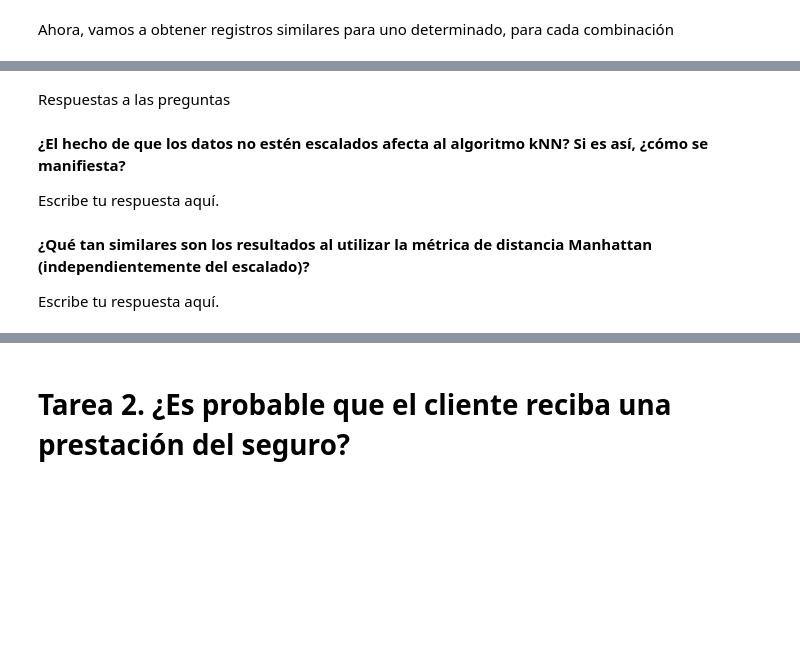
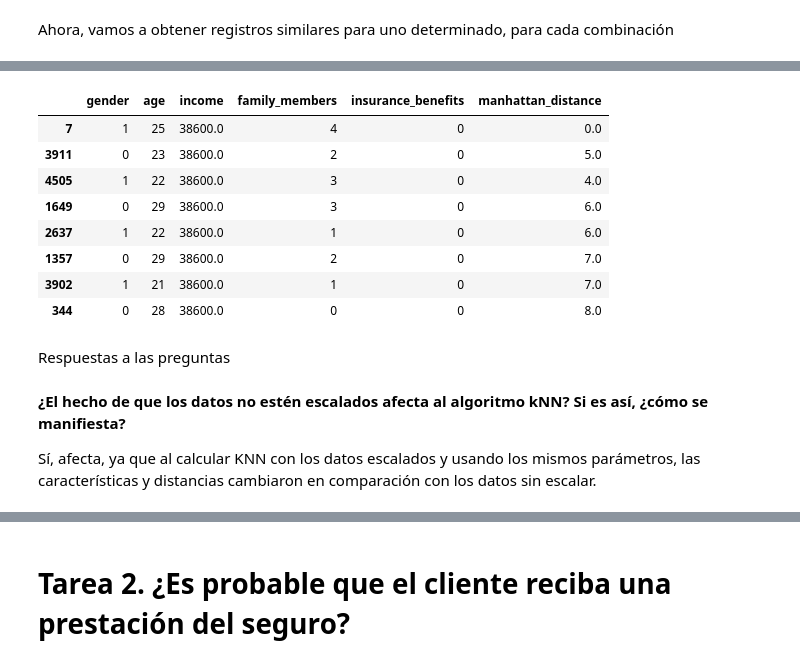
Before and after one commit to Car27VeP/SureTomorrow-ML-Solutions, a Jupyter notebook: p_11.ipynb, the cells around one changed output, grey strips where cells are left out. Drawn from its saved outputs; the diff is of its cells as text; code cells hidden in the pictures; blank space fills up the shorter version.

```diff
--- a/p_11.ipynb
+++ b/p_11.ipynb
@@ -152,10 +263,18 @@ Ahora, vamos a obtener registros similares para uno determinado, para cada combi
+# %%
+get_knn(df,7,8,metric='man')
+# %% [output]
+|  | gender | age | income | family_members | insurance_benefits | manhattan_distance |
+| 7 | 1 | 25 | 38600.0 | 4 | 0 | 0.0 |
+| 3911 | 0 | 23 | 38600.0 | 2 | 0 | 5.0 |
+| 4505 | 1 | 22 | 38600.0 | 3 | 0 | 4.0 |
+| 1649 | 0 | 29 | 38600.0 | 3 | 0 | 6.0 |
+| 2637 | 1 | 22 | 38600.0 | 1 | 0 | 6.0 |
+| 1357 | 0 | 29 | 38600.0 | 2 | 0 | 7.0 |
+| 3902 | 1 | 21 | 38600.0 | 1 | 0 | 7.0 |
+| 344 | 0 | 28 | 38600.0 | 0 | 0 | 8.0 |
 # %% [markdown]
 Respuestas a las preguntas
 # %% [markdown]
 **¿El hecho de que los datos no estén escalados afecta al algoritmo kNN? Si es así, ¿cómo se manifiesta?**
 
-Escribe tu respuesta aquí.
+Sí, afecta, ya que al calcular KNN con los datos escalados y usando los mismos parámetros, las características y distancias cambiaron en comparación con los datos sin escalar.
-# %% [markdown]
-**¿Qué tan similares son los resultados al utilizar la métrica de distancia Manhattan (independientemente del escalado)?**
-
-Escribe tu respuesta aquí.
```
Also changed, not shown: parts of 15 cells of this notebook.
